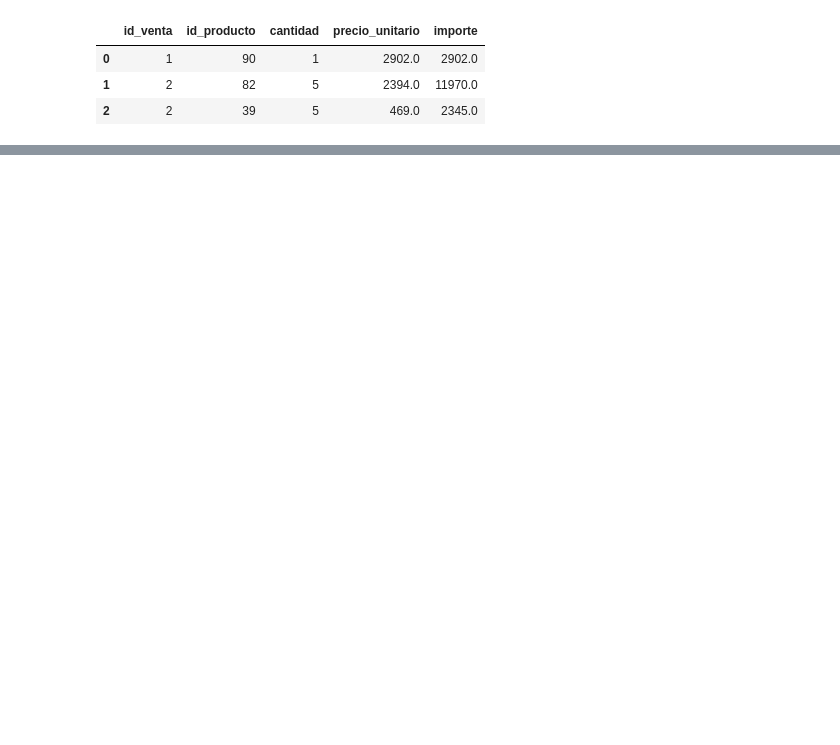
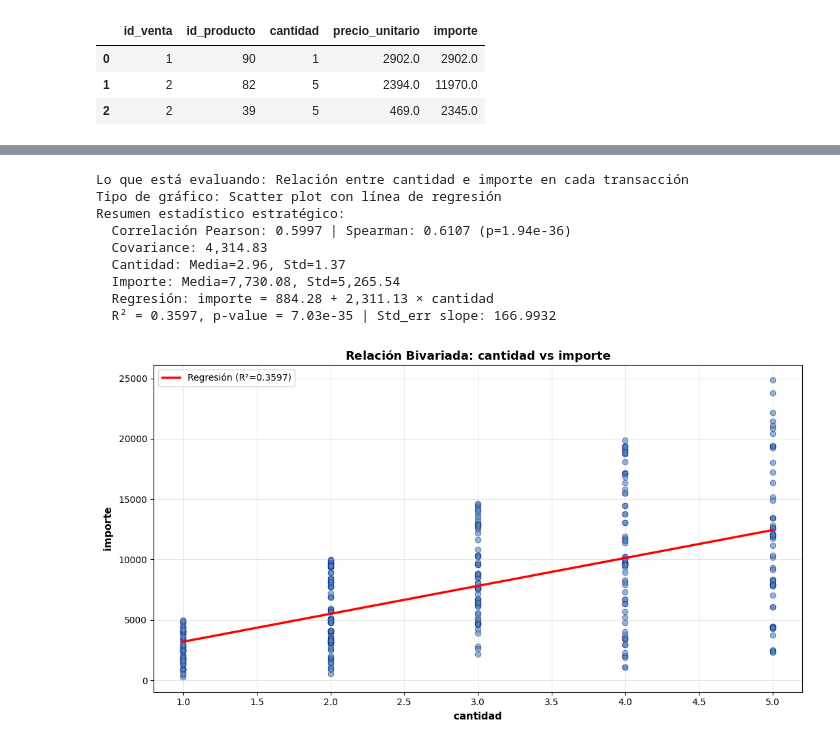
Before and after one commit to augustovillegas/ProyectoAurelionIBM, a Jupyter notebook: limp_y_trans_detalle_ventas.ipynb, the cells around one changed output, grey strips where cells are left out. Saved outputs shown, nothing was run; the diff lists cells and outputs as text; code cells hidden in the pictures; blank space fills up the shorter version.

```diff
--- a/limp_y_trans_detalle_ventas.ipynb
+++ b/limp_y_trans_detalle_ventas.ipynb
@@ -369,5 +1115,8 @@ df_detalle_ventas_True.head(3)  # La columna 'importe_std' aún no forma parte d
 df_detalle_ventas_True['importe_std'] = importe_std
 # %%
 # Confirma la incorporación de 'importe_std' y revisa su escala centrada
-df_detalle_ventas_True.head(3)  # Valores centrados en 0 y con desviación 1 tras StandardScaler
+df_detalle_ventas_True['importe_std'] = importe_std
+print('\n--- Verificación post-normalización (primeras 5 filas) ---')
+print(df_detalle_ventas_True[['importe', 'importe_std']].head(5))
+print(f'\nRango de importe_std: [{importe_std.min():.4f}, {importe_std.max():.4f}]')
 # %% [output]
@@ -484,0 +1374,57 @@ El histograma de `importe_std` (el **Puntaje Z**) presenta la misma forma sesgad
+# %%
+import matplotlib.pyplot as plt
+import numpy as np
+from scipy.stats import linregress
+
+# Lo que está evaluando
+print('Lo que está evaluando: Relación entre cantidad e importe en cada transacción')
+print('Tipo de gráfico: Scatter plot con línea de regresión')
+
+# Datos
+qty = df_detalle_ventas_True['cantidad']
+imp = df_detalle_ventas_True['importe']
+
+# Correlación
+corr = qty.corr(imp)
+from scipy.stats import spearmanr
+spearman_corr, spearman_p = spearmanr(qty, imp)
+cov_qi = np.cov(qty, imp)[0,1]
+print(f'Resumen estadístico estratégico:')
+print(f'  Correlación Pearson: {corr:.4f} | Spearman: {spearman_corr:.4f} (p={spearman_p:.2e})')
+print(f'  Covariance: {cov_qi:,.2f}')
+print(f'  Cantidad: Media={qty.mean():.2f}, Std={qty.std():.2f}')
+print(f'  Importe: Media={imp.mean():,.2f}, Std={imp.std():,.2f}')
+
+# Regresión lineal
+slope, intercept, r_value, p_value, std_err = linregress(qty, imp)
+print(f'  Regresión: importe = {intercept:,.2f} + {slope:,.2f} × cantidad')
+print(f'  R² = {r_value**2:.4f}, p-value = {p_value:.2e} | Std_err slope: {std_err:.4f}')
+
+# Scatter
+plt.figure(figsize=(11, 6))
+plt.scatter(qty, imp, alpha=0.6, s=40, color='steelblue', edgecolors='navy', linewidth=0.5)
+
+# Línea de regresión
+x_line = np.array([qty.min(), qty.max()])
+y_line = intercept + slope * x_line
+plt.plot(x_line, y_line, 'r-', linewidth=2.5, label=f'Regresión (R²={r_value**2:.4f})')
+
+# Etiquetas
+plt.title(r'Relación Bivariada: $\mathbf{cantidad}$ vs $\mathbf{importe}$', fontsize=13, fontweight='bold')
+plt.xlabel(r'$\mathbf{cantidad}$', fontsize=11)
+plt.ylabel(r'$\mathbf{importe}$', fontsize=11)
+plt.legend(fontsize=10)
+plt.grid(True, alpha=0.3)
+plt.tight_layout()
+plt.show()
+# %% [output]
+Lo que está evaluando: Relación entre cantidad e importe en cada transacción
+Tipo de gráfico: Scatter plot con línea de regresión
+Resumen estadístico estratégico:
+  Correlación Pearson: 0.5997 | Spearman: 0.6107 (p=1.94e-36)
+  Covariance: 4,314.83
+  Cantidad: Media=2.96, Std=1.37
+  Importe: Media=7,730.08, Std=5,265.54
+  Regresión: importe = 884.28 + 2,311.13 × cantidad
+  R² = 0.3597, p-value = 7.03e-35 | Std_err slope: 166.9932
+[figure, added]
```
Also changed, not shown: parts of 45 cells of this notebook.
